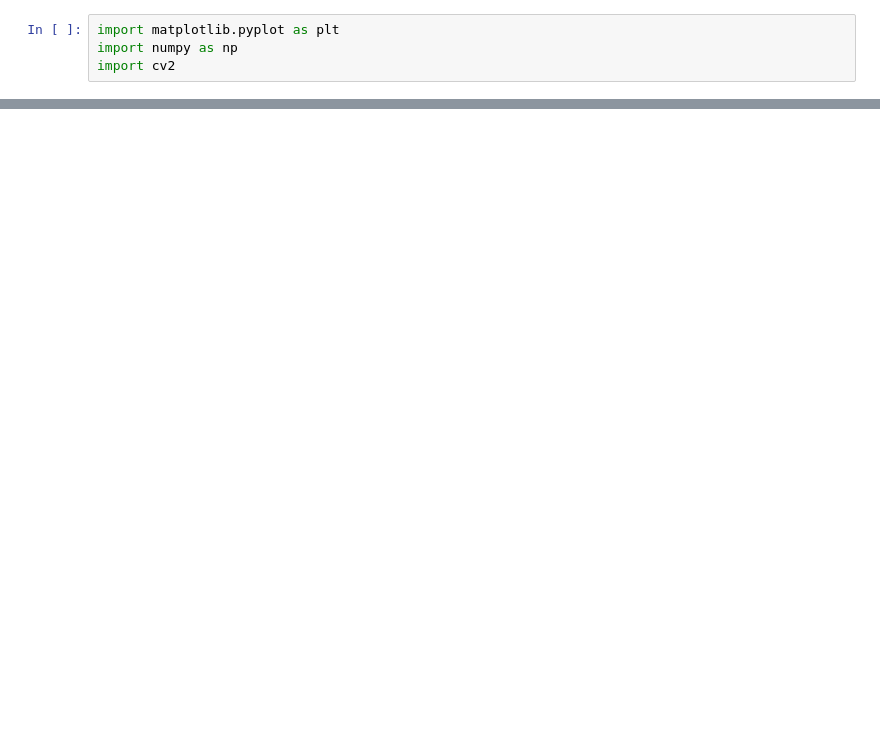
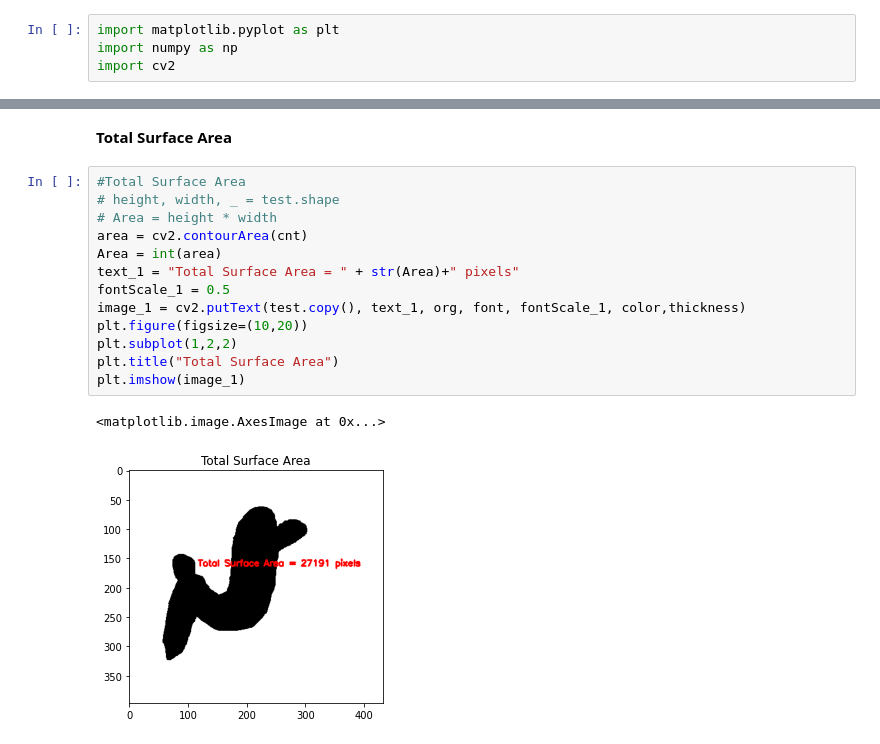
Before and after one commit to mayankmehra2606/Project-ML, a Jupyter notebook: CCC.ipynb, the cells around one changed output, grey strips where cells are left out. Cells and saved outputs as stored; diff of their text form; blank space fills up the shorter version.

```diff
--- a/CCC.ipynb
+++ b/CCC.ipynb
@@ -32,0 +57,18 @@ plt.imshow(test)
+# %% [markdown]
+**Total Surface Area**
+# %%
+#Total Surface Area
+# height, width, _ = test.shape
+# Area = height * width
+area = cv2.contourArea(cnt)
+Area = int(area)
+text_1 = "Total Surface Area = " + str(Area)+" pixels"
+fontScale_1 = 0.5
+image_1 = cv2.putText(test.copy(), text_1, org, font, fontScale_1, color,thickness)
+plt.figure(figsize=(10,20))
+plt.subplot(1,2,2)
+plt.title("Total Surface Area")
+plt.imshow(image_1)
+# %% [output]
+<matplotlib.image.AxesImage at 0x...>
+[figure, added]
```
Also changed, not shown: parts of 6 cells of this notebook.
